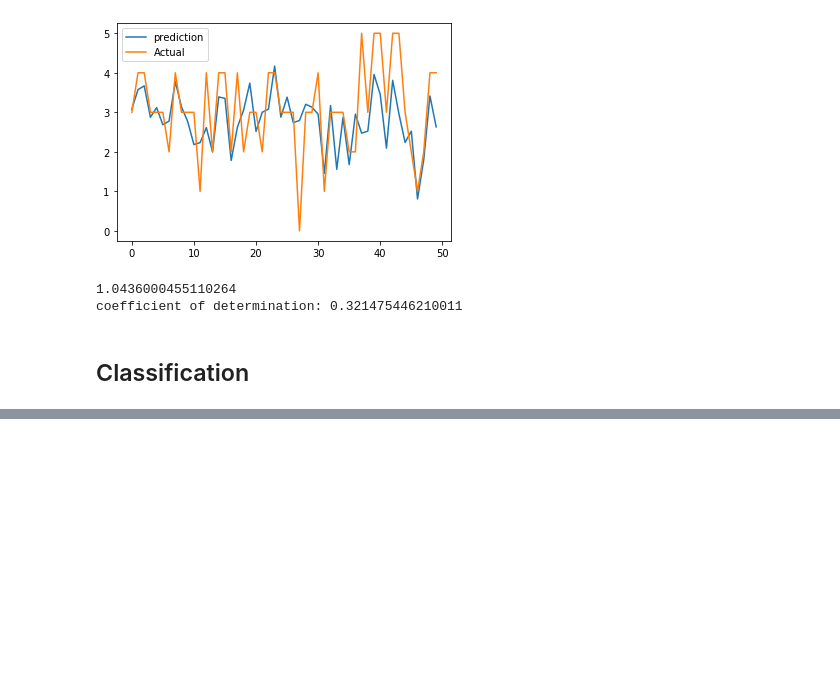
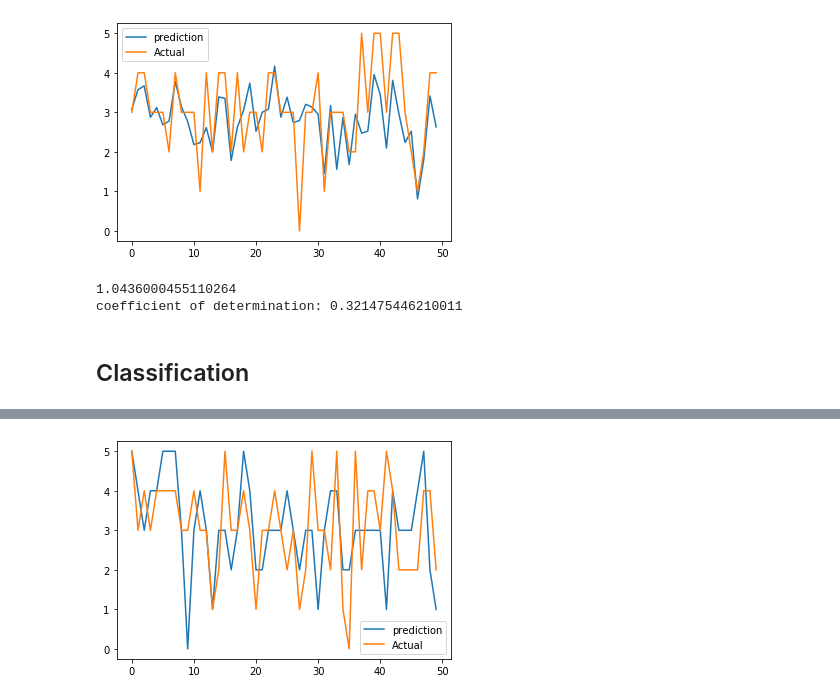
Before and after one commit to oliverZZ/193B_Glucose_Monitor, a Jupyter notebook: Glucose_monitoring.ipynb, the cells around one changed output, grey strips where cells are left out. Drawn from its saved outputs; the diff is of its cells as text; code cells hidden in the pictures; blank space fills up the shorter version.

```diff
--- a/Glucose_monitoring.ipynb
+++ b/Glucose_monitoring.ipynb
@@ -390,6 +404,7 @@ from sklearn.metrics import classification_report
 from sklearn.preprocessing import RobustScaler
 from sklearn.preprocessing import MinMaxScaler
 from sklearn.preprocessing import StandardScaler
+import imblearn
 
 x = pt118[['POC_Glucose', 'Insulin_Rate', 'Insulin_formula', 'Insulin_tot_formula']].values
 y = pt118['bg_change'].values
@@ -400,9 +415,15 @@ scaler = RobustScaler()
 x_train = scaler.fit_transform(x_train)
 x_test = scaler.fit_transform(x_test)
 
+balance = imblearn.over_sampling.SMOTE()
+train_x, train_y = balance.fit_resample(x_train, y_train)
+train_y = pd.Series(train_y)
+
 model = RandomForestClassifier()
 model.fit(x_train, y_train)
 predictions = model.predict(x_test)
+
+y_pred = model.predict(x_test)
 # %%
 print(classification_report(y_test, predictions))
 # %% [output]
@@ -420,0 +442,7 @@ weighted avg       0.32      0.33      0.32       390
+# %%
+plt.plot(y_pred[150:200], label='prediction')
+plt.plot(y_test[150:200], label='Actual')
+plt.legend()
+plt.show()
+# %% [output]
+[figure, added]
```
Also changed, not shown: parts of 2 cells of this notebook.
